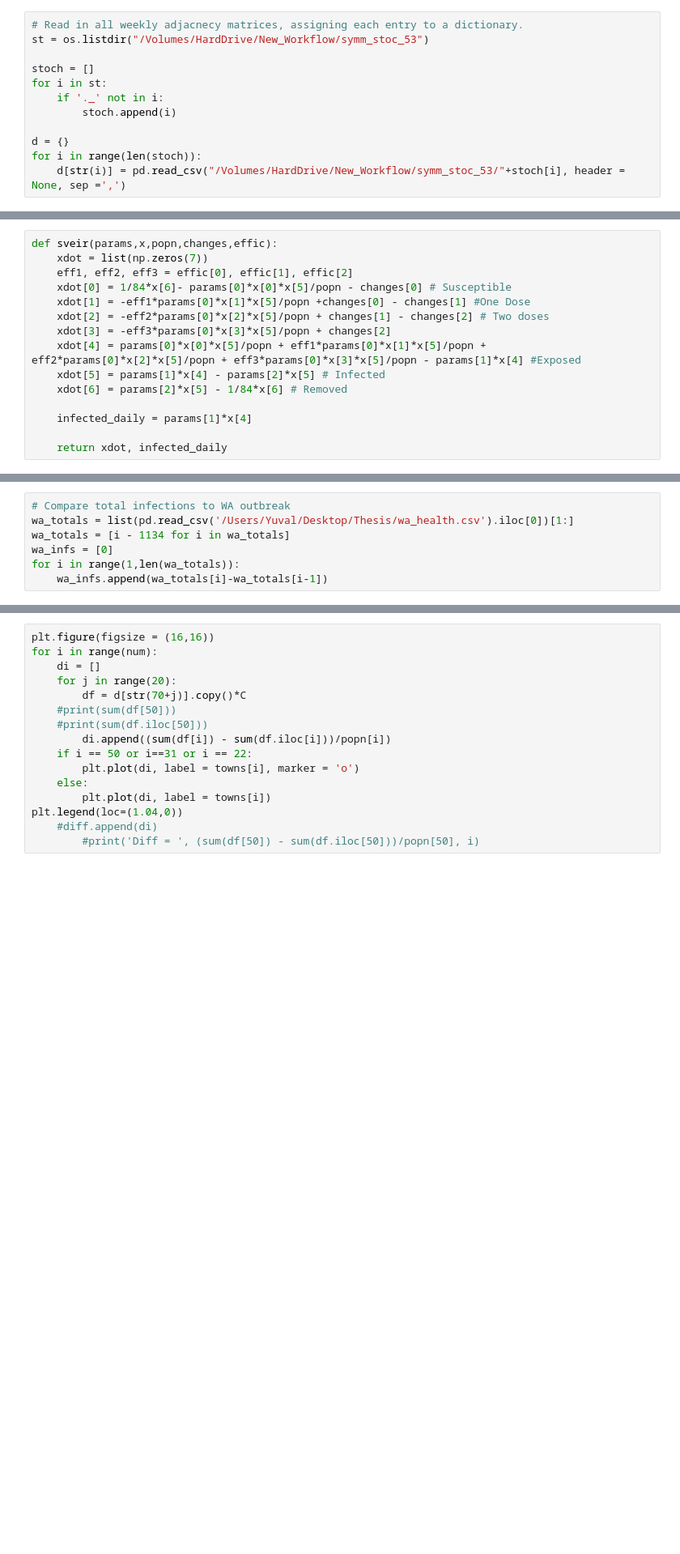
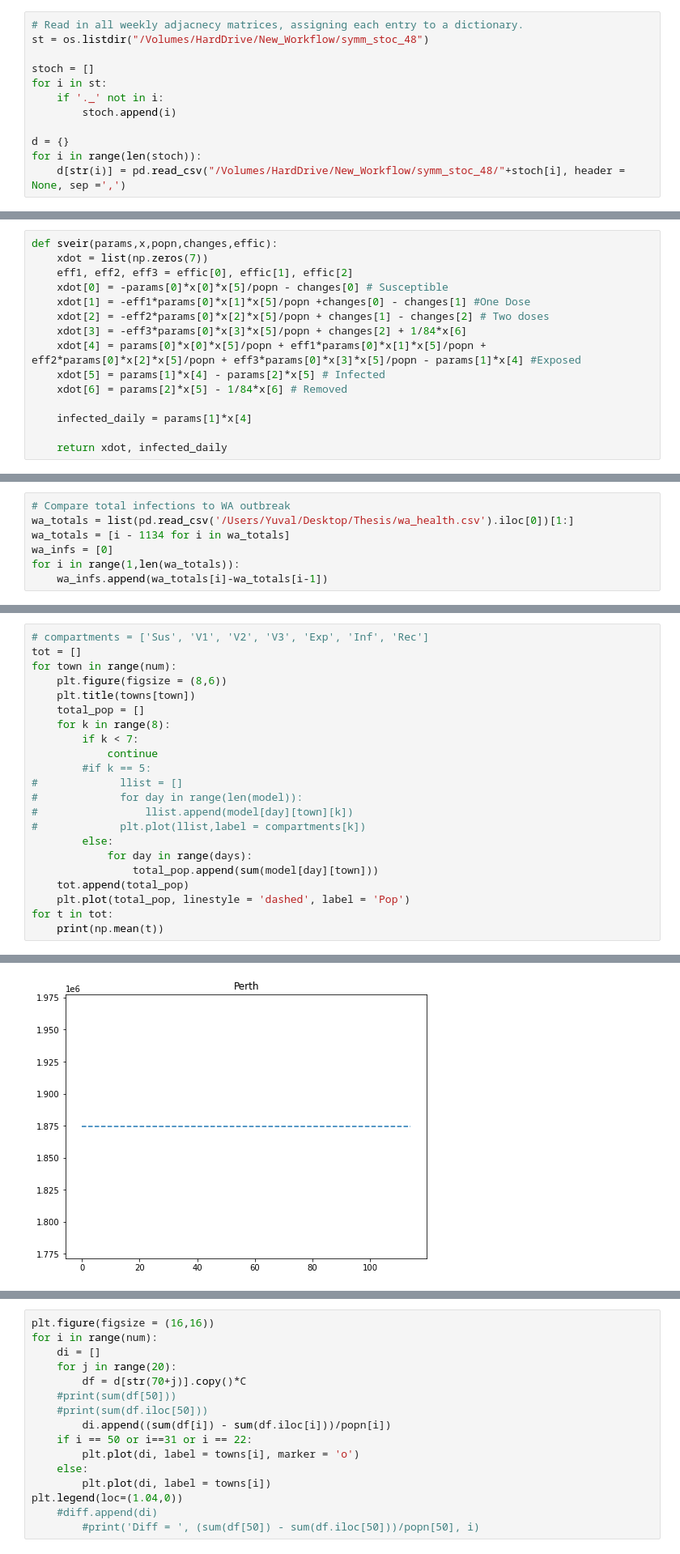
Before and after one commit to yuval-b/covid_thesis, a Jupyter notebook: 8. Discrete Population Compartmental Model.ipynb, the cells around one changed output, grey strips where cells are left out. Shown at 81% size. Drawn from its saved outputs; the diff is of its cells as text; blank space fills up the shorter version.

Commit message:
Negatives, popn issues fixed

```diff
--- a/8. Discrete Population Compartmental Model.ipynb
+++ b/8. Discrete Population Compartmental Model.ipynb
@@ -53,7 +61,7 @@ for node in list(A.nodes()):
     labeldict[node] = towns[node]
 # %%
 # Read in all weekly adjacnecy matrices, assigning each entry to a dictionary.
-st = os.listdir("/Volumes/HardDrive/New_Workflow/symm_stoc_53")
+st = os.listdir("/Volumes/HardDrive/New_Workflow/symm_stoc_48")
 
 stoch = []
 for i in st:
@@ -62,7 +70,7 @@ for i in st:
 
 d = {}
 for i in range(len(stoch)):
-    d[str(i)] = pd.read_csv("/Volumes/HardDrive/New_Workflow/symm_stoc_53/"+stoch[i], header = None, sep =',')
+    d[str(i)] = pd.read_csv("/Volumes/HardDrive/New_Workflow/symm_stoc_48/"+stoch[i], header = None, sep =',')
 # %%
 # Create a df which is the average of all the flows, set it as key 100 in the dictionary
 # (so it's only referred to by choice)
@@ -75,10 +83,10 @@ d['100'] = df
 def sveir(params,x,popn,changes,effic):
     xdot = list(np.zeros(7))
     eff1, eff2, eff3 = effic[0], effic[1], effic[2]
-    xdot[0] = 1/84*x[6]- params[0]*x[0]*x[5]/popn - changes[0] # Susceptible
+    xdot[0] = -params[0]*x[0]*x[5]/popn - changes[0] # Susceptible
     xdot[1] = -eff1*params[0]*x[1]*x[5]/popn +changes[0] - changes[1] #One Dose
     xdot[2] = -eff2*params[0]*x[2]*x[5]/popn + changes[1] - changes[2] # Two doses
-    xdot[3] = -eff3*params[0]*x[3]*x[5]/popn + changes[2]
+    xdot[3] = -eff3*params[0]*x[3]*x[5]/popn + changes[2] + 1/84*x[6]
     xdot[4] = params[0]*x[0]*x[5]/popn + eff1*params[0]*x[1]*x[5]/popn + eff2*params[0]*x[2]*x[5]/popn + eff3*params[0]*x[3]*x[5]/popn - params[1]*x[4] #Exposed
     xdot[5] = params[1]*x[4] - params[2]*x[5] # Infected
     xdot[6] = params[2]*x[5] - 1/84*x[6] # Removed
@@ -372,0 +517,23 @@ Fitzroy Crossing
+# %%
+# compartments = ['Sus', 'V1', 'V2', 'V3', 'Exp', 'Inf', 'Rec']
+tot = []
+for town in range(num):
+    plt.figure(figsize = (8,6))
+    plt.title(towns[town])
+    total_pop = []
+    for k in range(8):
+        if k < 7:
+            continue
+        #if k == 5:
+#             llist = []
+#             for day in range(len(model)):
+#                 llist.append(model[day][town][k])
+#             plt.plot(llist,label = compartments[k])
+        else:
+            for day in range(days):
+                total_pop.append(sum(model[day][town]))
+    tot.append(total_pop)
+    plt.plot(total_pop, linestyle = 'dashed', label = 'Pop')
+for t in tot:
+    print(np.mean(t))
+# %% [output]
@@ -372,0 +557 @@ Fitzroy Crossing
+[figure, added]
```
Also changed, not shown: parts of 24 cells of this notebook.
